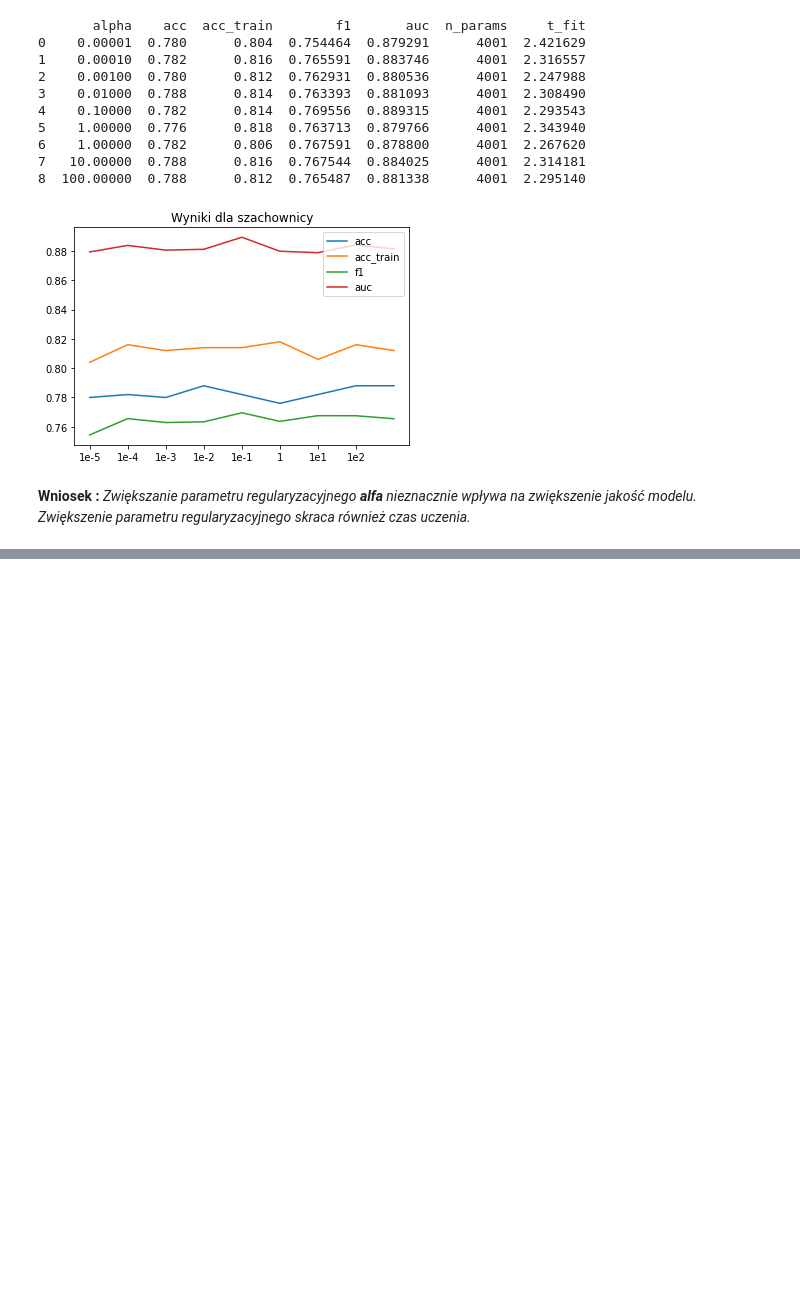
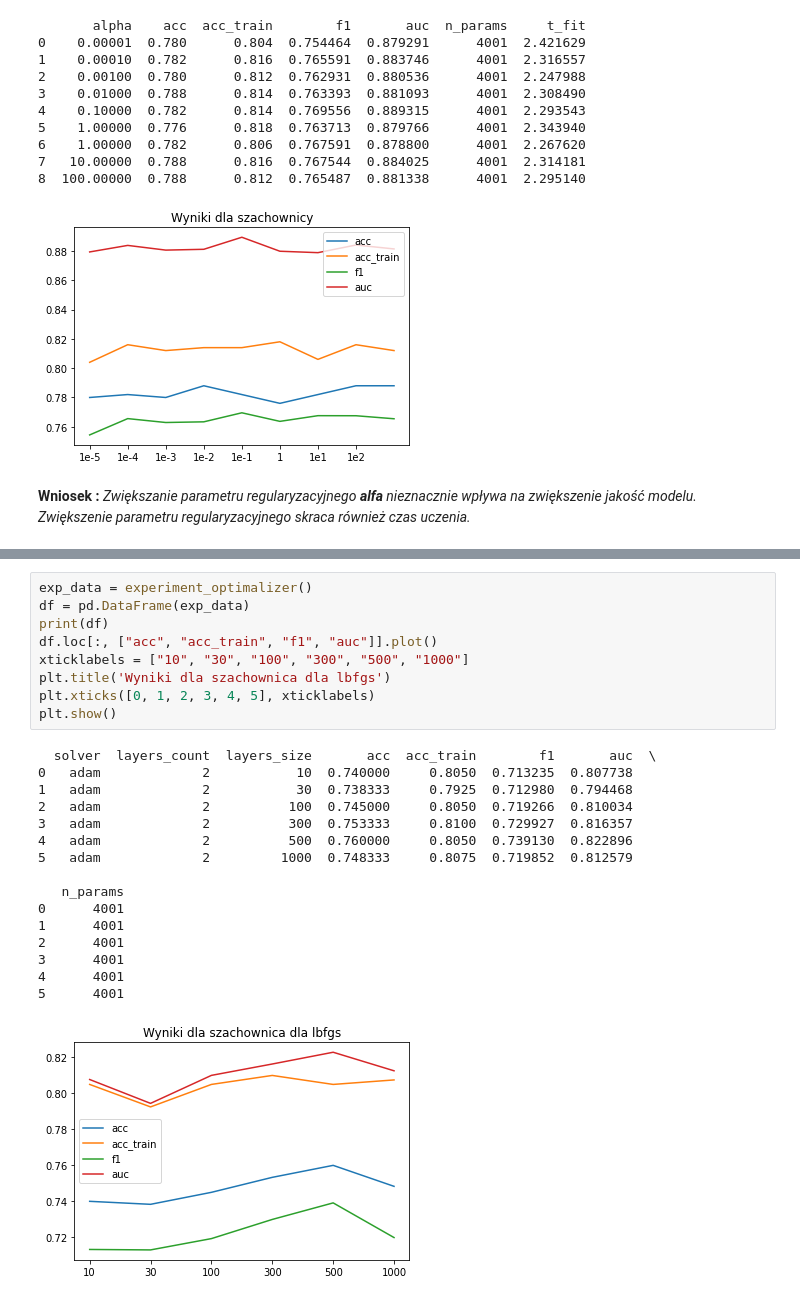
Before and after one commit to wolejnik/master-s-degree, a Jupyter notebook: classifier_MLP_ML1/main.ipynb, the cells around one changed output, grey strips where cells are left out. Cells and saved outputs as stored; diff of their text form; blank space fills up the shorter version.

```diff
--- a/classifier_MLP_ML1/main.ipynb
+++ b/classifier_MLP_ML1/main.ipynb
@@ -596,0 +672,26 @@ plt.show()
+# %%
+exp_data = experiment_optimalizer()
+df = pd.DataFrame(exp_data)
+print(df)
+df.loc[:, ["acc", "acc_train", "f1", "auc"]].plot()
+xticklabels = ["10", "30", "100", "300", "500", "1000"]
+plt.title('Wyniki dla szachownica dla lbfgs')
+plt.xticks([0, 1, 2, 3, 4, 5], xticklabels)
+plt.show()
+# %% [output]
+  solver  layers_count  layers_size       acc  acc_train        f1       auc  \
+0   adam             2           10  0.740000     0.8050  0.713235  0.807738
+1   adam             2           30  0.738333     0.7925  0.712980  0.794468
+2   adam             2          100  0.745000     0.8050  0.719266  0.810034
+3   adam             2          300  0.753333     0.8100  0.729927  0.816357
+4   adam             2          500  0.760000     0.8050  0.739130  0.822896
+5   adam             2         1000  0.748333     0.8075  0.719852  0.812579
+
+   n_params
+0      4001
+1      4001
+2      4001
+3      4001
+4      4001
+5      4001
+[figure, added]
```
Also changed, not shown: parts of 6 cells of this notebook.
